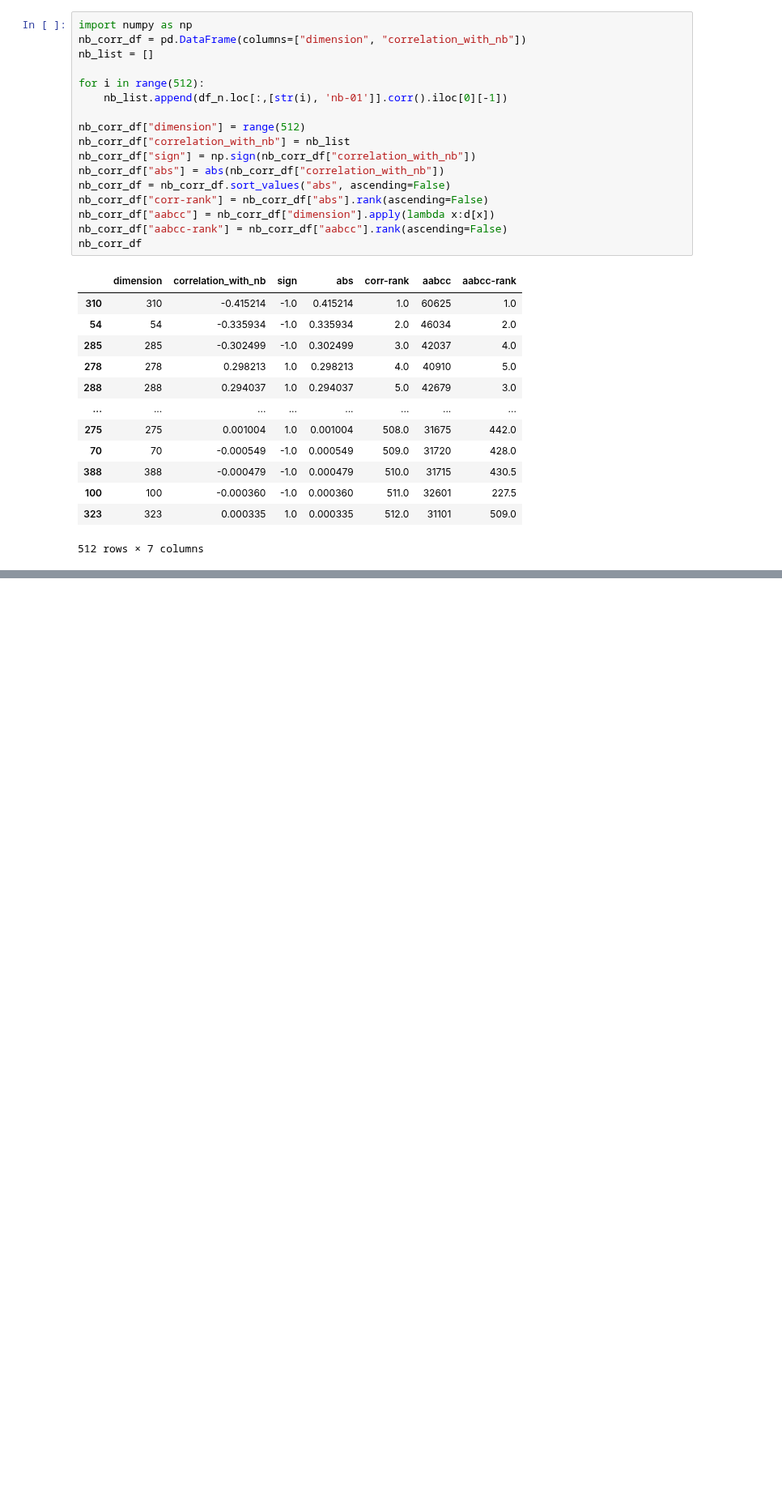
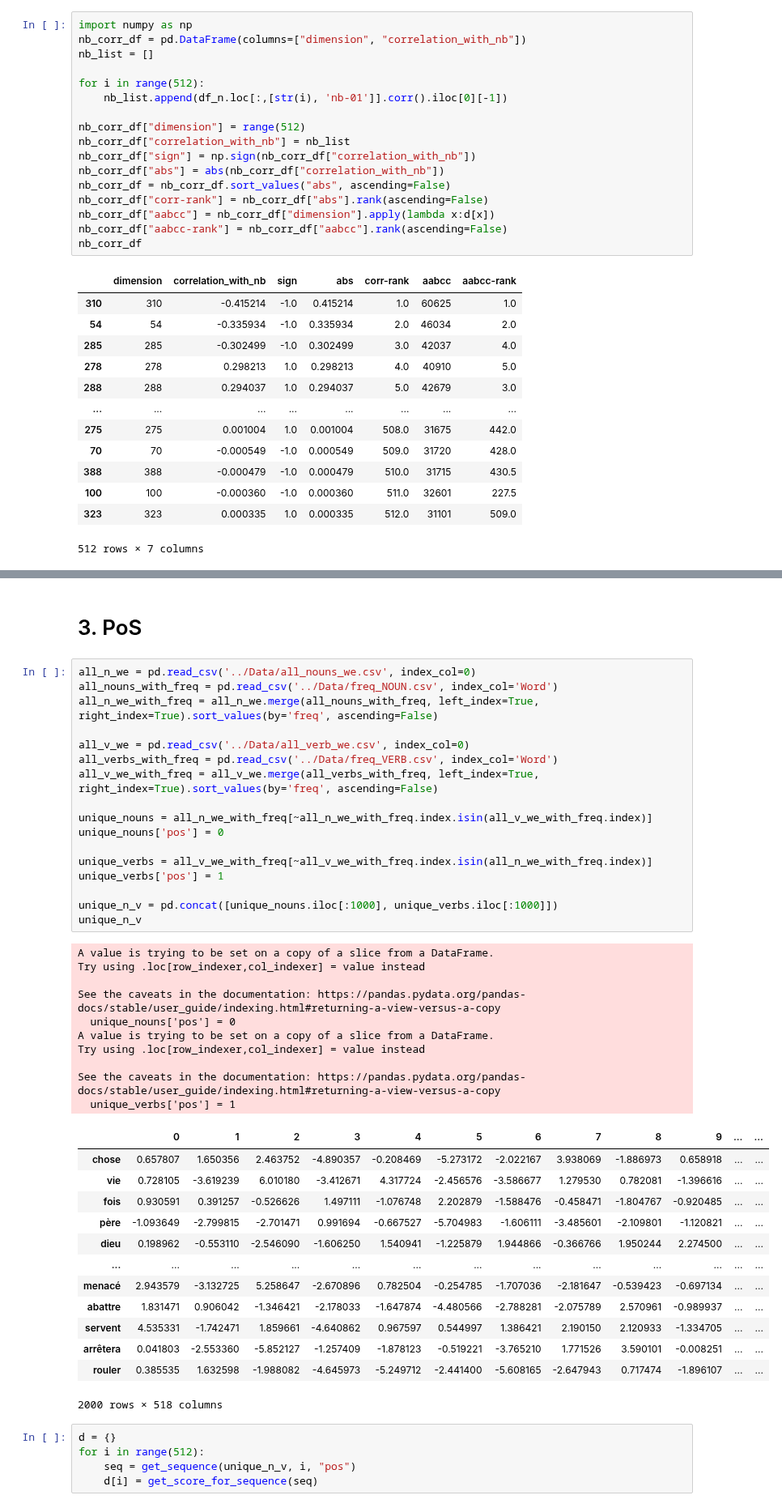
Before and after one commit to ClementineBleuze/WordEmbeddings, a Jupyter notebook: Notebooks_dim_correlation/aabcc-score-experience.ipynb, the cells around one changed output, grey strips where cells are left out. Shown at 81% size. Drawn from its saved outputs; the diff is of its cells as text; blank space fills up the shorter version.

```diff
--- a/Notebooks_dim_correlation/aabcc-score-experience.ipynb
+++ b/Notebooks_dim_correlation/aabcc-score-experience.ipynb
@@ -240,0 +241,48 @@ plt.plot(list(nb_corr_df["aabcc"]/max_aabcc), label="aabcc")
+# %% [markdown]
+# 3. PoS
+# %%
+all_n_we = pd.read_csv('../Data/all_nouns_we.csv', index_col=0)
+all_nouns_with_freq = pd.read_csv('../Data/freq_NOUN.csv', index_col='Word')
+all_n_we_with_freq = all_n_we.merge(all_nouns_with_freq, left_index=True, right_index=True).sort_values(by='freq', ascending=False)
+
+all_v_we = pd.read_csv('../Data/all_verb_we.csv', index_col=0)
+all_verbs_with_freq = pd.read_csv('../Data/freq_VERB.csv', index_col='Word')
+all_v_we_with_freq = all_v_we.merge(all_verbs_with_freq, left_index=True, right_index=True).sort_values(by='freq', ascending=False)
+
+unique_nouns = all_n_we_with_freq[~all_n_we_with_freq.index.isin(all_v_we_with_freq.index)]
+unique_nouns['pos'] = 0
+
+unique_verbs = all_v_we_with_freq[~all_v_we_with_freq.index.isin(all_n_we_with_freq.index)]
+unique_verbs['pos'] = 1
+
+unique_n_v = pd.concat([unique_nouns.iloc[:1000], unique_verbs.iloc[:1000]])
+unique_n_v
+# %% [output]
+A value is trying to be set on a copy of a slice from a DataFrame.
+Try using .loc[row_indexer,col_indexer] = value instead
+
+See the caveats in the documentation: https://pandas.pydata.org/pandas-docs/stable/user_guide/indexing.html#returning-a-view-versus-a-copy
+  unique_nouns['pos'] = 0
+A value is trying to be set on a copy of a slice from a DataFrame.
+Try using .loc[row_indexer,col_indexer] = value instead
+
+See the caveats in the documentation: https://pandas.pydata.org/pandas-docs/stable/user_guide/indexing.html#returning-a-view-versus-a-copy
+  unique_verbs['pos'] = 1
+|  | 0 | 1 | 2 | 3 | 4 | 5 | 6 | 7 | 8 | 9 | ... | ... |
+| chose | 0.657807 | 1.650356 | 2.463752 | -4.890357 | -0.208469 | -5.273172 | -2.022167 | 3.938069 | -1.886973 | 0.658918 | ... | ... |
+| vie | 0.728105 | -3.619239 | 6.010180 | -3.412671 | 4.317724 | -2.456576 | -3.586677 | 1.279530 | 0.782081 | -1.396616 | ... | ... |
+| fois | 0.930591 | 0.391257 | -0.526626 | 1.497111 | -1.076748 | 2.202879 | -1.588476 | -0.458471 | -1.804767 | -0.920485 | ... | ... |
+| père | -1.093649 | -2.799815 | -2.701471 | 0.991694 | -0.667527 | -5.704983 | -1.606111 | -3.485601 | -2.109801 | -1.120821 | ... | ... |
+| dieu | 0.198962 | -0.553110 | -2.546090 | -1.606250 | 1.540941 | -1.225879 | 1.944866 | -0.366766 | 1.950244 | 2.274500 | ... | ... |
+| ... | ... | ... | ... | ... | ... | ... | ... | ... | ... | ... | ... | ... |
+| menacé | 2.943579 | -3.132725 | 5.258647 | -2.670896 | 0.782504 | -0.254785 | -1.707036 | -2.181647 | -0.539423 | -0.697134 | ... | ... |
+| abattre | 1.831471 | 0.906042 | -1.346421 | -2.178033 | -1.647874 | -4.480566 | -2.788281 | -2.075789 | 2.570961 | -0.989937 | ... | ... |
+| servent | 4.535331 | -1.742471 | 1.859661 | -4.640862 | 0.967597 | 0.544997 | 1.386421 | 2.190150 | 2.120933 | -1.334705 | ... | ... |
+| arrêtera | 0.041803 | -2.553360 | -5.852127 | -1.257409 | -1.878123 | -0.519221 | -3.765210 | 1.771526 | 3.590101 | -0.008251 | ... | ... |
+| rouler | 0.385535 | 1.632598 | -1.988082 | -4.645973 | -5.249712 | -2.441400 | -5.608165 | -2.647943 | 0.717474 | -1.896107 | ... | ... |
+2000 rows × 518 columns
+# %%
+d = {}
+for i in range(512):
+    seq = get_sequence(unique_n_v, i, "pos")
+    d[i] = get_score_for_sequence(seq)
```
Also changed, not shown: parts of 9 cells of this notebook, 1 other file.
